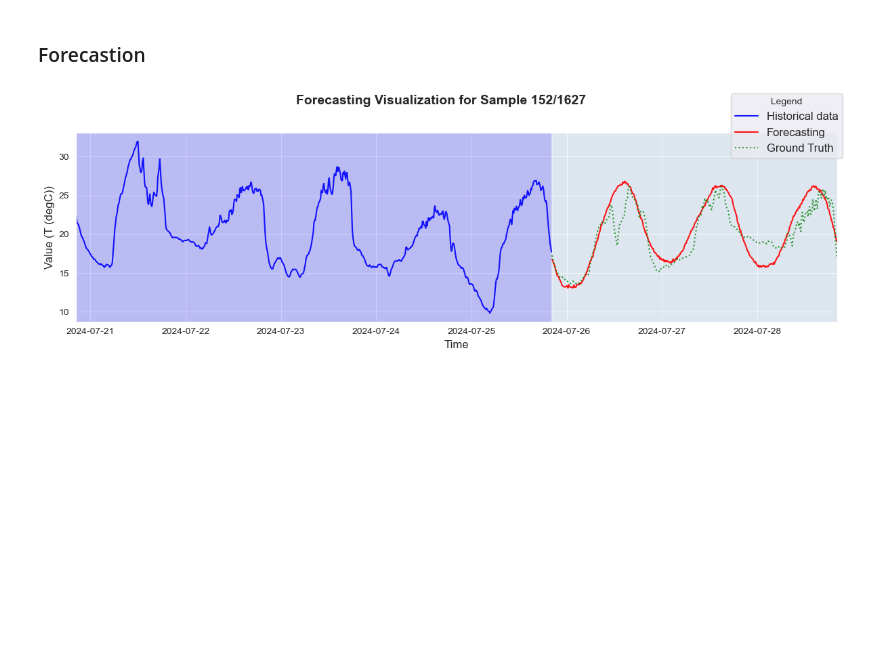
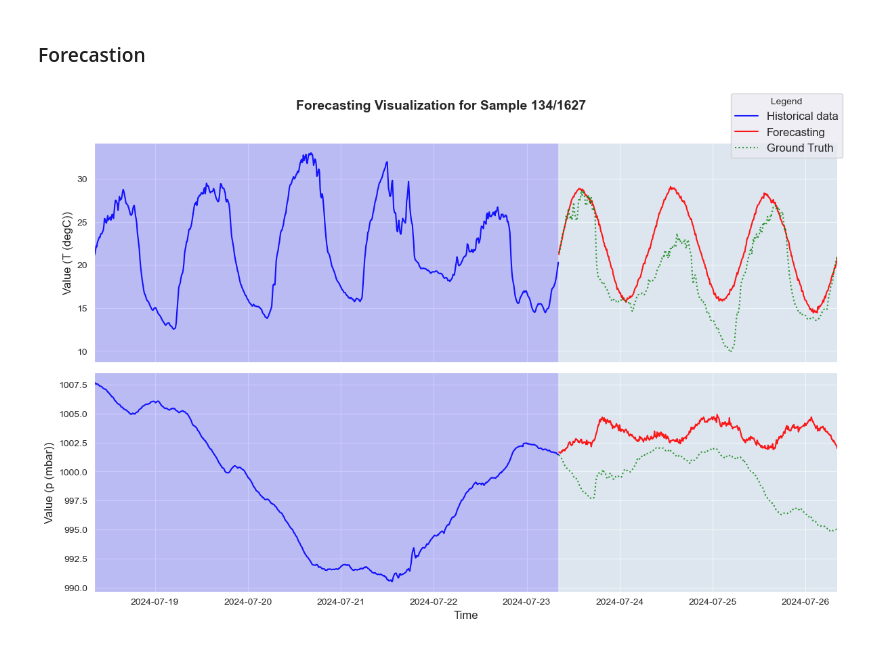
Before and after one commit to enzoben/PatchTST, a Jupyter notebook: main.ipynb, the cells around one changed output. Cells and saved outputs as stored; diff of their text form; code cells hidden in the pictures; blank space fills up the shorter version.

```diff
--- a/main.ipynb
+++ b/main.ipynb
@@ -287,3 +287,28 @@ train_set, val_set, test_set = get_train_test_datasets(
     )
 
 num_channels = train_set[0][0].shape[0]
+# %%
+import seaborn as sns
+
+fig, axes = plt.subplots(nrows=1, ncols=1, figsize=(17, 6))
+sns.set_style("darkgrid")
+
+train_df = train_set.data
+val_df = val_set.data
+test_df = test_set.data
+
+train_df.index = pd.to_datetime(train_df.index)
+val_df.index = pd.to_datetime(val_df.index)
+test_df.index = pd.to_datetime(test_df.index)
+
+axes.plot(train_df.index, train_df["T (degC)"], label="Train", color="blue", alpha=0.9)
+axes.plot(val_df.index, val_df["T (degC)"], label="Validation", color="green", alpha=0.9)
+axes.plot(test_df.index, test_df["T (degC)"], label="Test", color="red", alpha=0.9)
+
+plt.xlabel("Date")
+plt.ylabel("Temperature (°C)")
+plt.title("Representation of the data, divided into training, validation and test sets")
+plt.xlim(train_df.index.min(), test_df.index.max())
+
+plt.legend()
+plt.plot()
@@ -405,6 +433,6 @@ compute_mse(patchTST, test_set, device)
 # %% [markdown]
 ### Forecastion
 # %%
-plot_forecasting(patchTST, test_set, 152, device, columns_to_plot=["T (degC)"])
+plot_forecasting(patchTST, test_set, 134, device, columns_to_plot=["T (degC)", "p (mbar)"])
 # %% [output]
-[figure, old version]
+[figure, new version]
```
Also changed, not shown: parts of 1 cell of this notebook, 1 other file.
